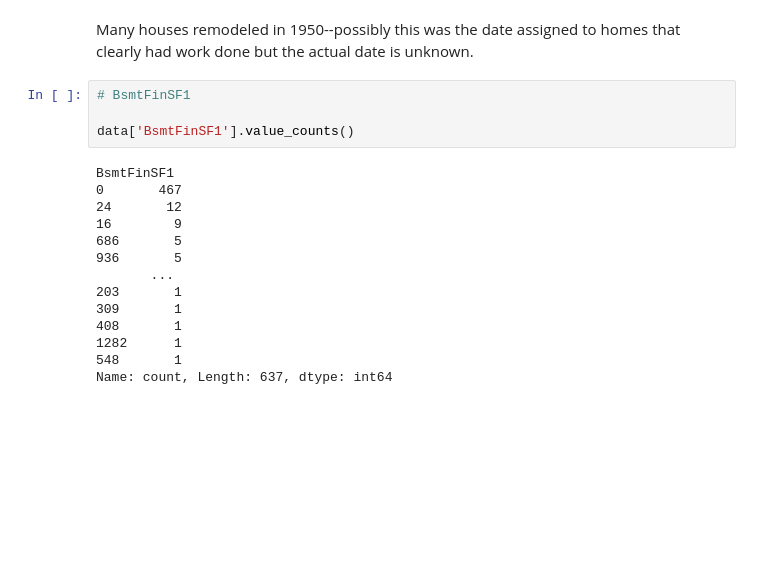
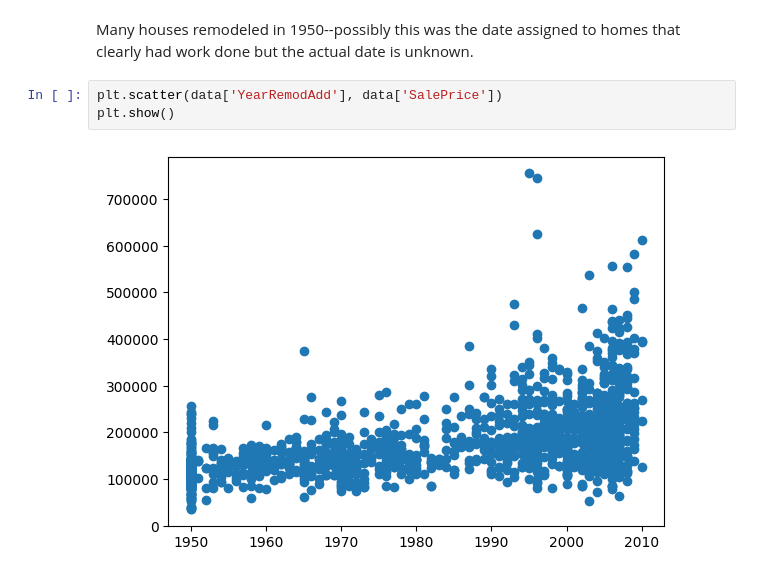
Before and after one commit to matthewtomalley/Ames-Housing-Price-Prediction, a Jupyter notebook: EDA/eda_train.ipynb, the cells around one changed output. Drawn from its saved outputs; the diff is of its cells as text; blank space fills up the shorter version.

```diff
--- a/EDA/eda_train.ipynb
+++ b/EDA/eda_train.ipynb
@@ -374,21 +437,8 @@ data['YearRemodAdd'].min()
 np.int64(1950)
 # %% [markdown]
 Many houses remodeled in 1950--possibly this was the date assigned to homes that clearly had work done but the actual date is unknown.
-# %%
-# BsmtFinSF1
-
-data['BsmtFinSF1'].value_counts()
-# %% [output]
-BsmtFinSF1
-0       467
-24       12
-16        9
-686       5
-936       5
-       ...
-203       1
-309       1
-408       1
-1282      1
-548       1
-Name: count, Length: 637, dtype: int64
+# %%
+plt.scatter(data['YearRemodAdd'], data['SalePrice'])
+plt.show()
+# %% [output]
+[figure, added]
```
Also changed, not shown: parts of 14 cells of this notebook, 1 other file.
